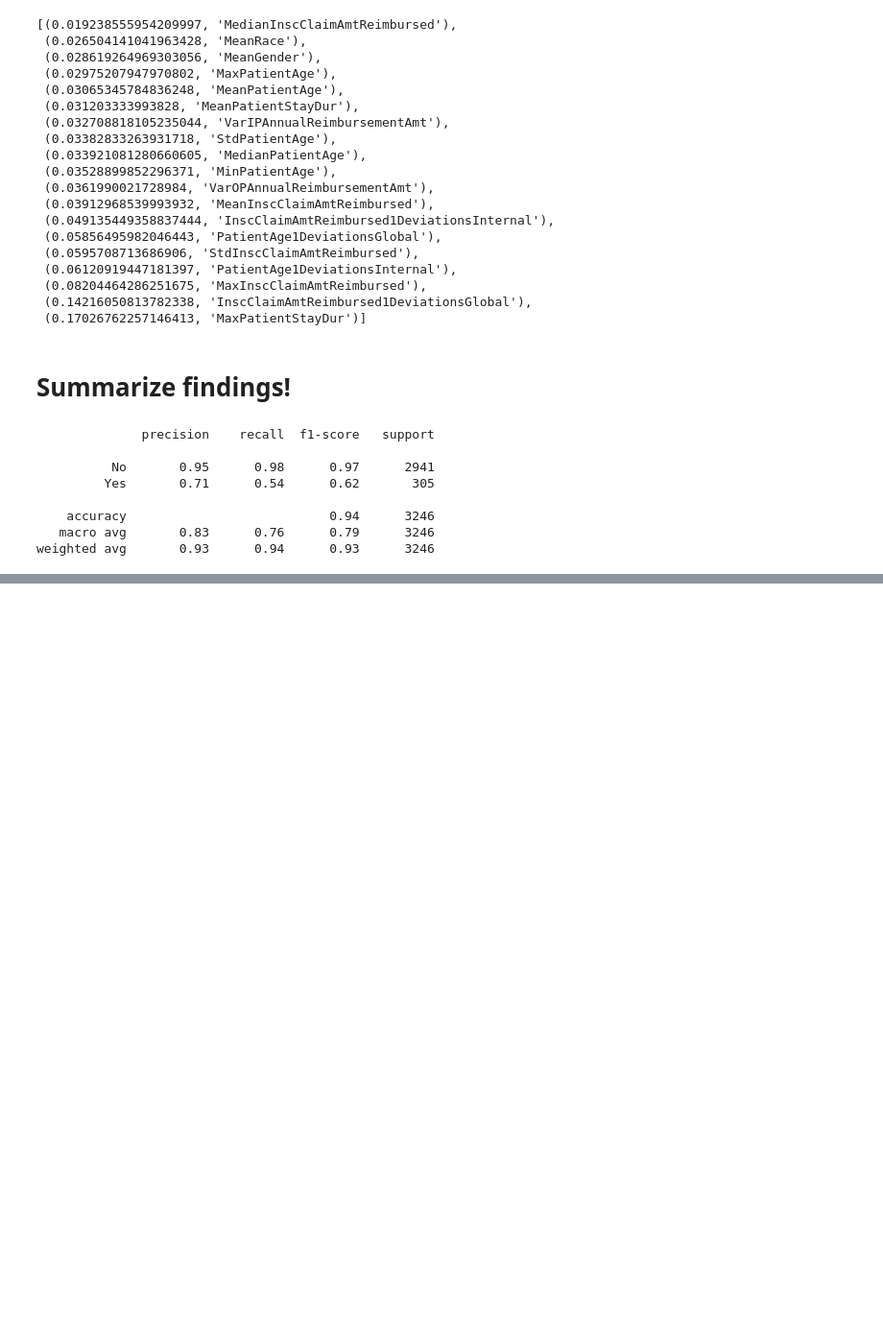
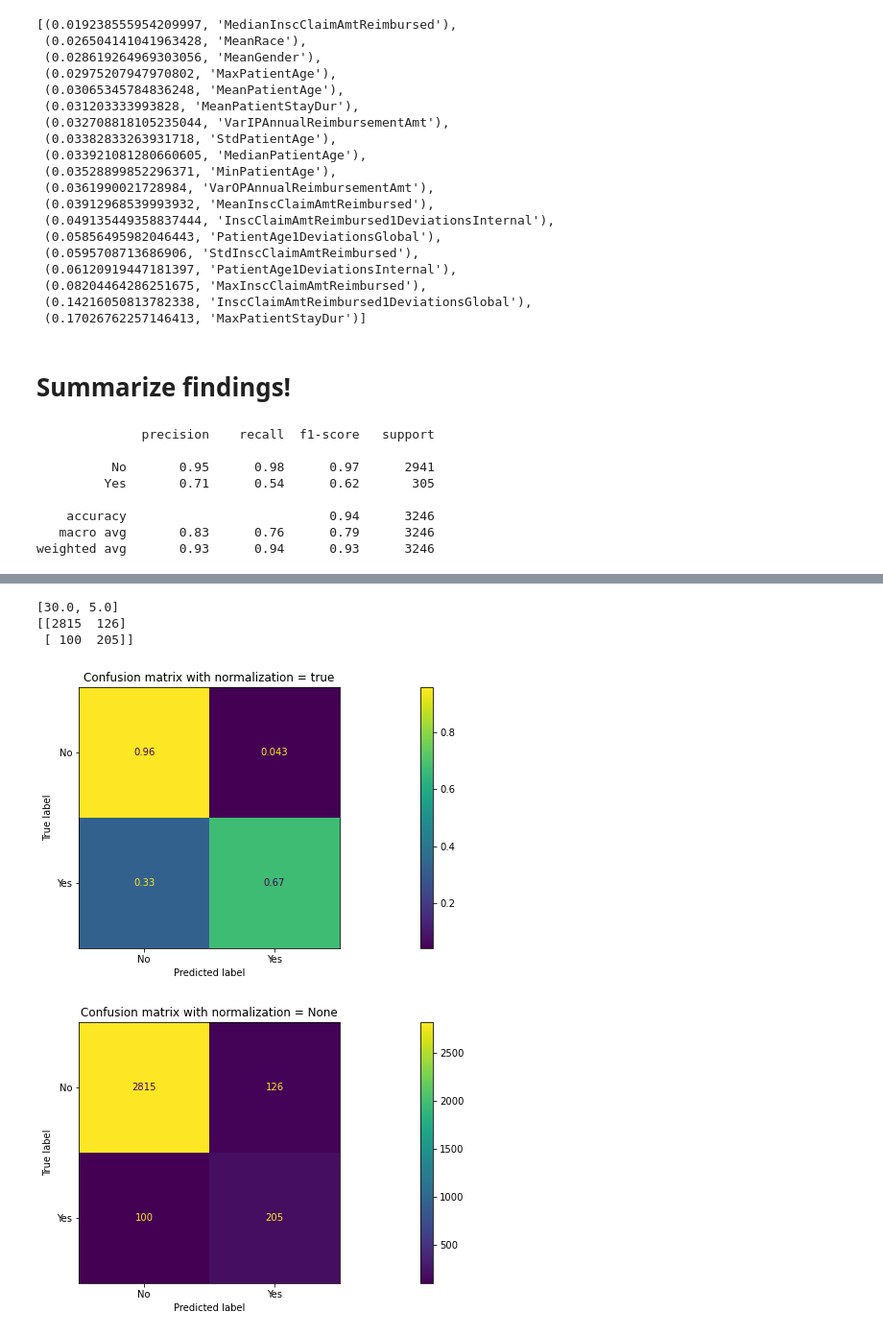
Before and after one commit to supernaut11/data602-final-project, a Jupyter notebook: src/model_fraud_mdehn-11.11.ipynb, the cells around one changed output, grey strips where cells are left out. Shown at 96% size. Saved outputs shown, nothing was run; the diff lists cells and outputs as text; code cells hidden in the pictures; blank space fills up the shorter version.

```diff
--- a/src/model_fraud_mdehn-11.11.ipynb
+++ b/src/model_fraud_mdehn-11.11.ipynb
@@ -813,0 +995,6 @@ Our Model is extremely good in predicting Legitimate medical providers but not a
+# %%
+best_score, dtree_clf_kfold = kfold_cross_validate(dtree_clf, X, Y)
+print(f'Best model score = {best_score}')
+YPredicted_dtree_kfold = dtree_clf_kfold.predict(XTest)
+accuracy = metrics.accuracy_score(YTest, YPredicted_dtree_kfold)
+accuracy
@@ -813,0 +1009,8 @@ Our Model is extremely good in predicting Legitimate medical providers but not a
+# %%
+create_confusion_matrix(dtree_clf_kfold, XTest, YTest, sorted_out)
+# %% [output]
+[30.0, 5.0]
+[[2815  126]
+ [ 100  205]]
+[figure, added]
+[figure, added]
```
Also changed, not shown: parts of 31 cells of this notebook.
